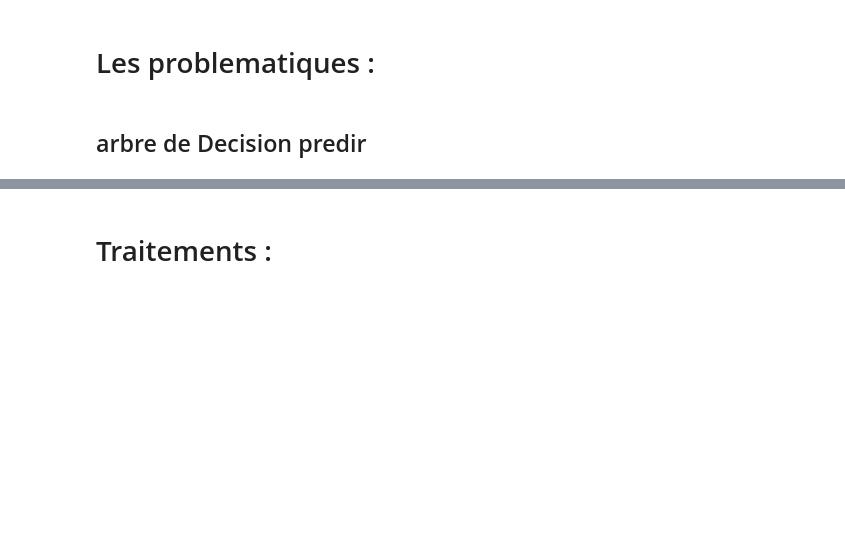
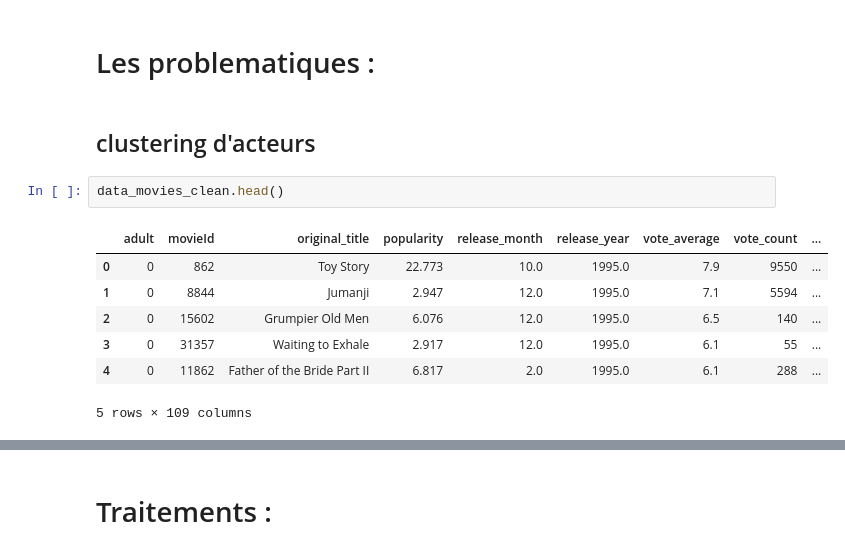
Before and after one commit to chekirou/Machine-learning-on-IMDB, a Jupyter notebook: projet.ipynb, the cells around one changed output, grey strips where cells are left out. Cells and saved outputs as stored; diff of their text form; blank space fills up the shorter version.

```diff
--- a/projet.ipynb
+++ b/projet.ipynb
@@ -423,4 +507,14 @@ crew = pd.read_csv("data/clean_crew.csv")
 # %% [markdown]
 # Les problematiques :
-# %% [markdown]
-## arbre de Decision predir
+# %% [markdown]
+## clustering d'acteurs
+# %%
+data_movies_clean.head()
+# %% [output]
+|  | adult | movieId | original_title | popularity | release_month | release_year | vote_average | vote_count | ... |
+| 0 | 0 | 862 | Toy Story | 22.773 | 10.0 | 1995.0 | 7.9 | 9550 | ... |
+| 1 | 0 | 8844 | Jumanji | 2.947 | 12.0 | 1995.0 | 7.1 | 5594 | ... |
+| 2 | 0 | 15602 | Grumpier Old Men | 6.076 | 12.0 | 1995.0 | 6.5 | 140 | ... |
+| 3 | 0 | 31357 | Waiting to Exhale | 2.917 | 12.0 | 1995.0 | 6.1 | 55 | ... |
+| 4 | 0 | 11862 | Father of the Bride Part II | 6.817 | 2.0 | 1995.0 | 6.1 | 288 | ... |
+5 rows × 109 columns
```
Also changed, not shown: parts of 11 cells of this notebook, 4 other files.
